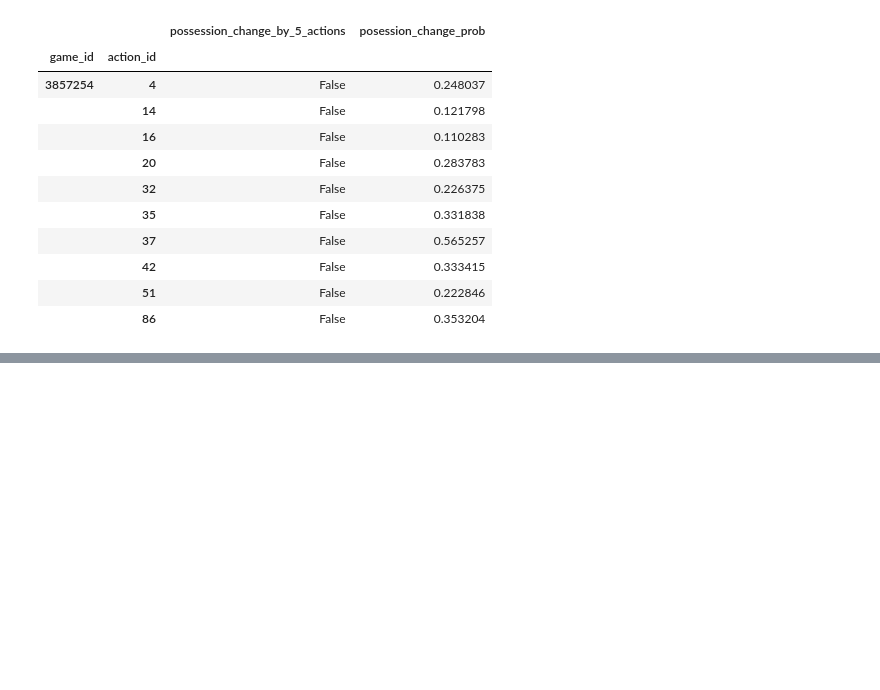
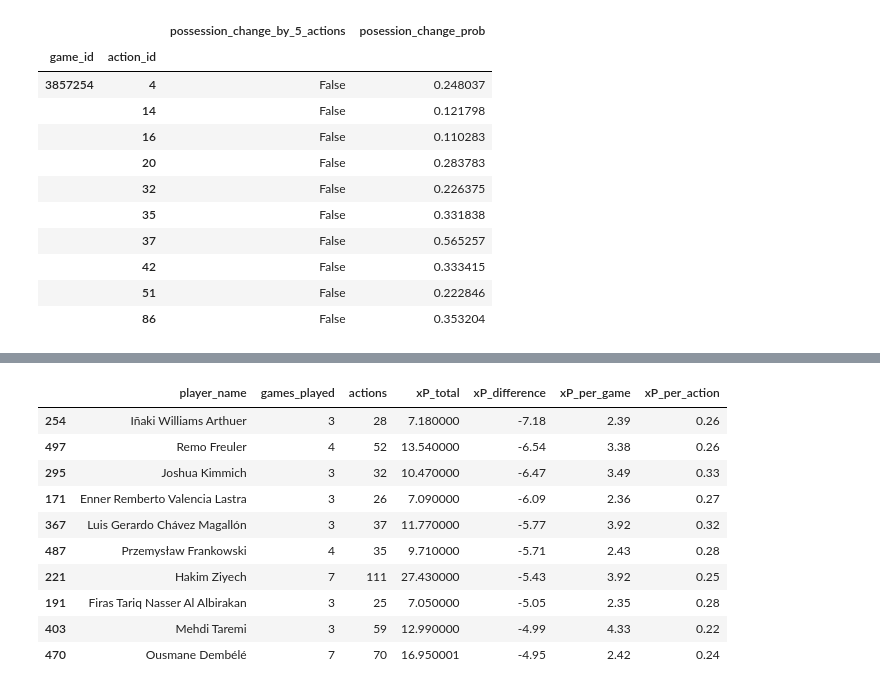
Before and after one commit to leemingo/sr-press, a Jupyter notebook: notebook/App 2)Press_point_by_player_22WC.ipynb, the cells around one changed output, grey strips where cells are left out. Cells and saved outputs as stored; diff of their text form; code cells hidden in the pictures; blank space fills up the shorter version.

```diff
--- a/notebook/App 2)Press_point_by_player_22WC.ipynb
+++ b/notebook/App 2)Press_point_by_player_22WC.ipynb
@@ -269,27 +339,27 @@ new
 # %%
 # 1. 팀당 pressing point 합 구하기
-team_sum = new.groupby('team_name')['posession_change_prob'].sum().reset_index()
+team_sum = new.groupby('player_name')[f"{component.label[0]}_prob"].sum().reset_index()
 
 # 2. 팀당 xP_difference 합 구하기
-team_difference = new.groupby('team_name')['xP_difference'].sum().reset_index()
+team_difference = new.groupby('player_name')['xP_difference'].sum().reset_index()
 
 # 3. 팀당 서로 다른 game_id 개수 세기
-team_game_count = new.reset_index().groupby('team_name')['game_id'].nunique()
+team_game_count = new.reset_index().groupby('player_name')['game_id'].nunique()
 team_game_count_df = team_game_count.reset_index()
 
 
 # 4. 팀당 서로 다른 action_id 개수 세기
-team_action_count = new.reset_index().groupby('team_name')['action_id'].nunique()
+team_action_count = new.reset_index().groupby('player_name')['action_id'].nunique()
 team_action_count= team_action_count.reset_index()
 
 # 데이터프레임 병합
 
-merged_df = pd.merge(team_sum, team_difference, on='team_name', how='outer')  # 첫 번째 병합
-merged_df = pd.merge(merged_df, team_game_count, on='team_name', how='outer')  # 두 번째 병합
-merged_df = pd.merge(merged_df, team_action_count, on='team_name', how='outer')  # 세 번째 병합
+merged_df = pd.merge(team_sum, team_difference, on='player_name', how='outer')  # 첫 번째 병합
+merged_df = pd.merge(merged_df, team_game_count, on='player_name', how='outer')  # 두 번째 병합
+merged_df = pd.merge(merged_df, team_action_count, on='player_name', how='outer')  # 세 번째 병합
 merged_df.rename(columns={'game_id': 'games_played'}, inplace=True)
 merged_df.rename(columns={'action_id': 'actions'}, inplace=True)
-merged_df.rename(columns={'posession_change_prob': 'xP_total'}, inplace=True)
+merged_df.rename(columns={f"{component.label[0]}_prob": 'xP_total'}, inplace=True)
 
 # 추가 컬럼 계산
 merged_df['xP_total']=merged_df['xP_total'].round(2)
@@ -299,10 +369,10 @@ merged_df['xP_per_action'] = (merged_df['xP_total'] / merged_df['actions']).roun
 
 
 column_order = [
-    'team_name',               # 팀 이름
+    'player_name',             # 선수 이름
     'games_played',            # 총 게임 수
     'actions',                 # 총 action_id 수
-    'xP_total',                # 팀당 pressing point 합
+    'xP_total',                # pressing point 합
     'xP_difference',           # xP_difference
 
     'xP_per_game',             # 경기당 xP
@@ -312,7 +382,23 @@ column_order = [
 # 열 순서를 재배치
 merged_df = merged_df[column_order]
 
-# 정렬
-merged_df.sort_values('xP_difference', ascending=False, inplace=True)
 
-merged_df
+#merged_df.to_csv('WC_test_player_xP.csv', index=False)
+# %%
+# 정렬
+condition=merged_df['games_played']>=3
+condition_merged_df = merged_df[condition]
+condition_merged_df = condition_merged_df.sort_values('xP_difference', ascending=True)
+condition_merged_df.head(10)
+# %% [output]
+|  | player_name | games_played | actions | xP_total | xP_difference | xP_per_game | xP_per_action |
+| 254 | Iñaki Williams Arthuer | 3 | 28 | 7.180000 | -7.18 | 2.39 | 0.26 |
+| 497 | Remo Freuler | 4 | 52 | 13.540000 | -6.54 | 3.38 | 0.26 |
+| 295 | Joshua Kimmich | 3 | 32 | 10.470000 | -6.47 | 3.49 | 0.33 |
+| 171 | Enner Remberto Valencia Lastra | 3 | 26 | 7.090000 | -6.09 | 2.36 | 0.27 |
+| 367 | Luis Gerardo Chávez Magallón | 3 | 37 | 11.770000 | -5.77 | 3.92 | 0.32 |
+| 487 | Przemysław Frankowski | 4 | 35 | 9.710000 | -5.71 | 2.43 | 0.28 |
+| 221 | Hakim Ziyech | 7 | 111 | 27.430000 | -5.43 | 3.92 | 0.25 |
+| 191 | Firas Tariq Nasser Al Albirakan | 3 | 25 | 7.050000 | -5.05 | 2.35 | 0.28 |
+| 403 | Mehdi Taremi | 3 | 59 | 12.990000 | -4.99 | 4.33 | 0.22 |
+| 470 | Ousmane Dembélé | 7 | 70 | 16.950001 | -4.95 | 2.42 | 0.24 |
```
Also changed, not shown: parts of 16 cells of this notebook.
